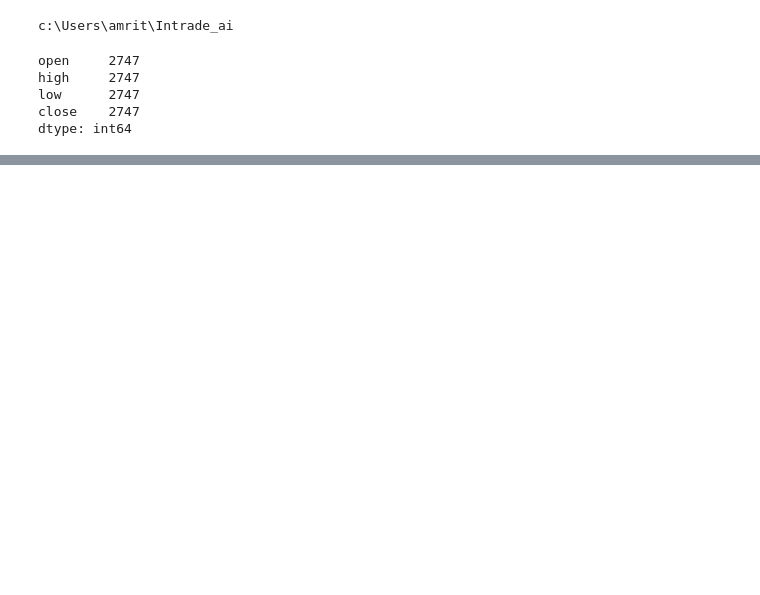
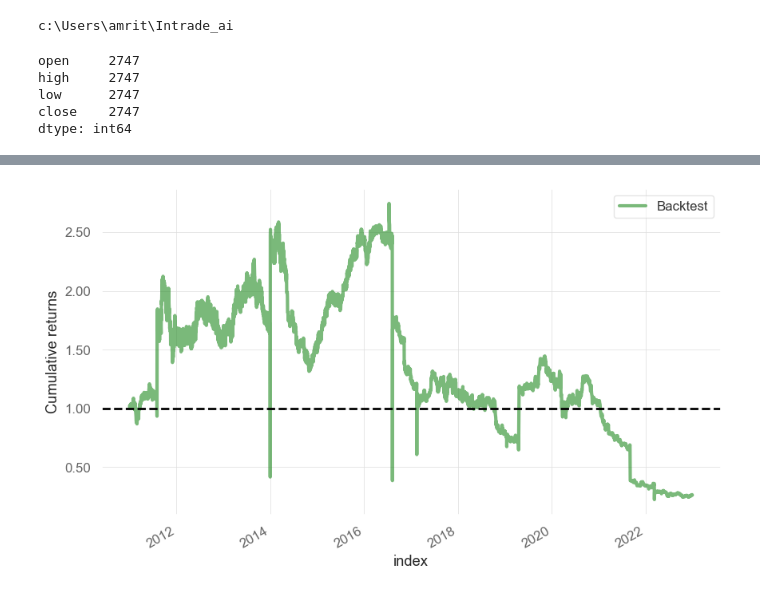
Before and after one commit to intilt/Intrade_ai, a Jupyter notebook: Notebooks/Reliance strategies/Breakout Strategy/ORB.ipynb, the cells around one changed output, grey strips where cells are left out. Saved outputs shown, nothing was run; the diff lists cells and outputs as text; code cells hidden in the pictures; blank space fills up the shorter version.

```diff
--- a/Notebooks/Reliance strategies/Breakout Strategy/ORB.ipynb
+++ b/Notebooks/Reliance strategies/Breakout Strategy/ORB.ipynb
@@ -120,0 +125,35 @@ Final Portfolio Value: -113682666.45
+# %%
+if __name__ == '__main__':
+    cerebro = bt.Cerebro()
+    cerebro.broker.setcash(100000.0)
+    cerebro.broker.setcommission(commission=0.0)
+    cerebro.addsizer(bt.sizers.PercentSizer, percents=95)
+
+    data = bt.feeds.YahooFinanceCSVData(
+        dataname='../reliance_15min_data.csv',
+        # Do not pass values before this date
+        fromdate=datetime.datetime(2011, 1, 3),
+        # Do not pass values before this date
+        todate=datetime.datetime(2023, 1, 2),
+        # Do not pass values after this date
+        reverse=False)
+
+    cerebro.adddata(data)
+    cerebro.addstrategy(OpeningRangeBreakout)
+
+    #strats = cerebro.optstrategy(OpeningRangeBreakout, num_opening_bars=[15, 30, 60])
+
+    cerebro.addanalyzer(bt.analyzers.PyFolio, _name='PyFolio')
+    results = cerebro.run()
+    strat = results[0]
+    portfolio_stats = strat.analyzers.getbyname('PyFolio')
+    returns, positions, transactions, gross_lev = portfolio_stats.get_pf_items()
+    returns.index = returns.index.tz_convert(None)
+
+    quantstats.reports.html(returns, output='stats.html', title='Nifty ORB')
+    '''data = cerebro.plot()
+    data[0][0].savefig("orb.png")'''
+
+    pf.plotting.plot_rolling_returns(returns)
+    #cerebro.plot()
+# %% [output]
@@ -120,0 +177 @@ Final Portfolio Value: -113682666.45
+[figure, added]
```
Also changed, not shown: parts of 3 cells of this notebook, 3 other files.
